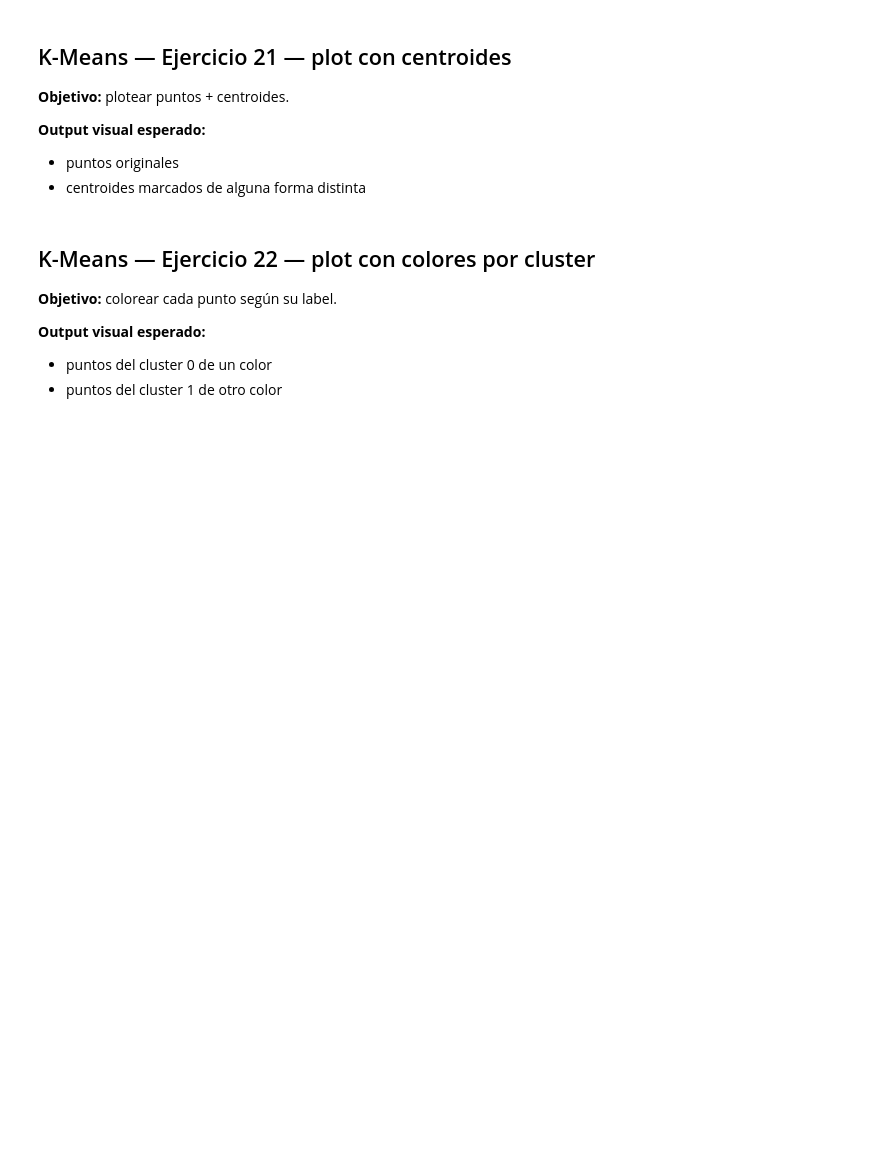
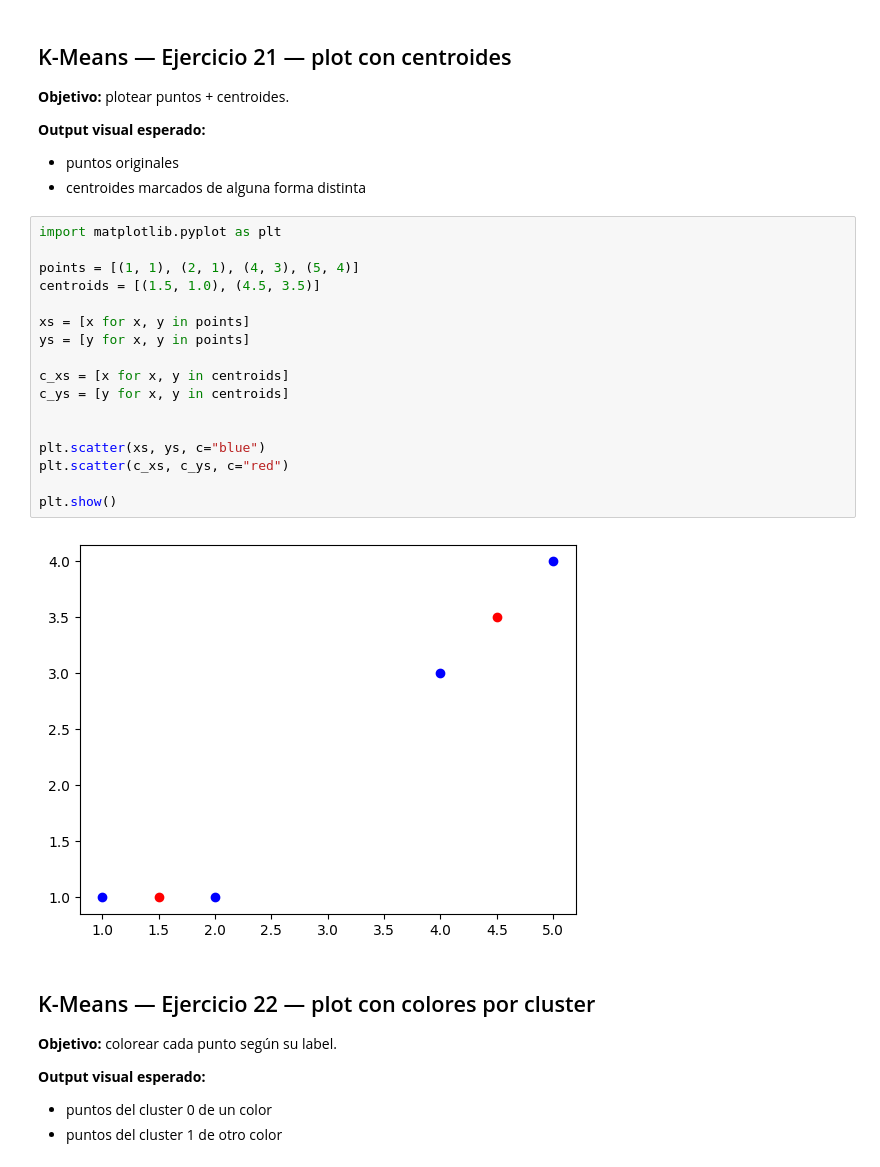
Before and after one commit to tadeogavensky/pr3-machine-learning, a Jupyter notebook: guia_ejercicios_ml_manual_sklearn_plotting.ipynb, the cells around one changed output. Saved outputs shown, nothing was run; the diff lists cells and outputs as text; blank space fills up the shorter version.

```diff
--- a/guia_ejercicios_ml_manual_sklearn_plotting.ipynb
+++ b/guia_ejercicios_ml_manual_sklearn_plotting.ipynb
@@ -535,6 +678,25 @@ Por ahora podés usar listas separadas para `xs` e `ys`, sin numpy.
 
 - puntos originales
 - centroides marcados de alguna forma distinta
+# %%
+import matplotlib.pyplot as plt
+
+points = [(1, 1), (2, 1), (4, 3), (5, 4)]
+centroids = [(1.5, 1.0), (4.5, 3.5)]
+
+xs = [x for x, y in points]
+ys = [y for x, y in points]
+
+c_xs = [x for x, y in centroids]
+c_ys = [y for x, y in centroids]
+
+
+plt.scatter(xs, ys, c="blue")
+plt.scatter(c_xs, c_ys, c="red")
+
+plt.show()
+# %% [output]
+[figure, added]
 # %% [markdown]
 ## K-Means — Ejercicio 22 — plot con colores por cluster
 
```
Also changed, not shown: parts of 23 cells of this notebook.
